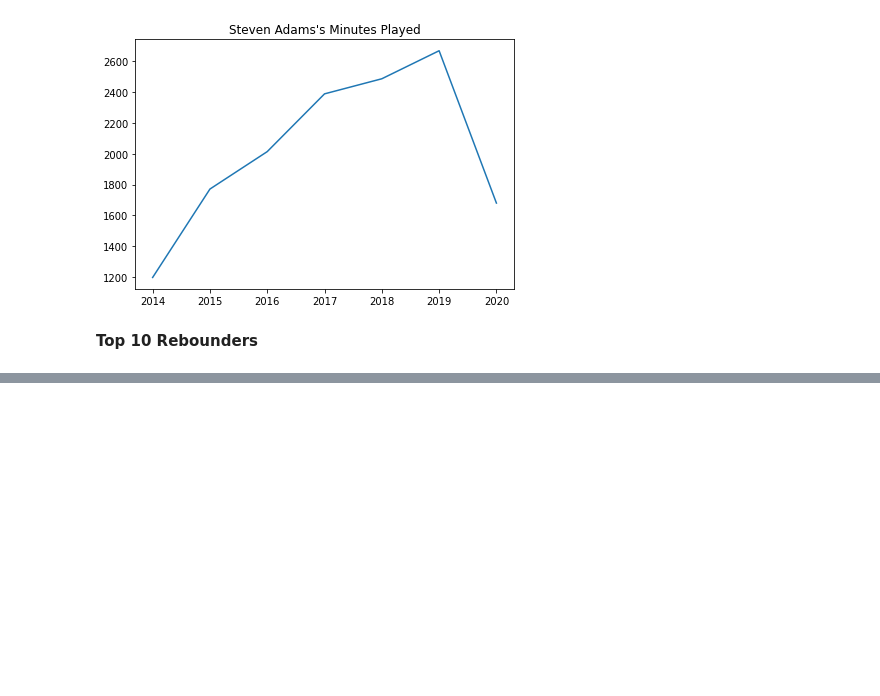
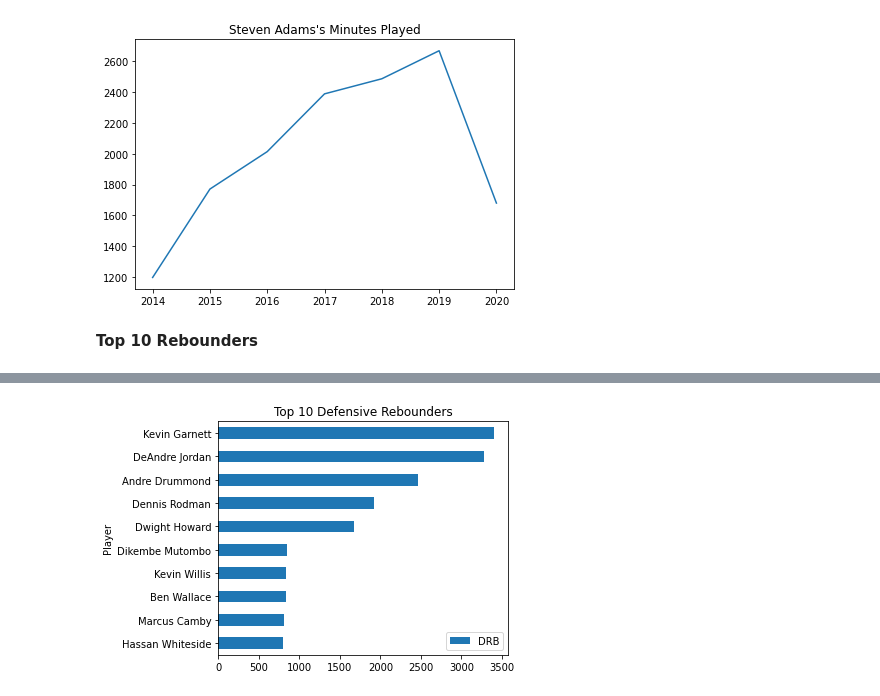
Before and after one commit to pnisenson/NBA-Player-Statistics, a Jupyter notebook: Queries.ipynb, the cells around one changed output, grey strips where cells are left out. Cells and saved outputs as stored; diff of their text form; code cells hidden in the pictures; blank space fills up the shorter version.

```diff
--- a/Queries.ipynb
+++ b/Queries.ipynb
@@ -204,6 +203,6 @@ final
 # %%
 # Plot the dataframe as a horizontal bar chart
-final.[:-1].plot.barh(title="Top 10 Defensive Rebounders")
+final.plot.barh(title="Top 10 Defensive Rebounders")
 plt.tight_layout()
 plt.show()
 # %% [output]
@@ -210,0 +209 @@ SyntaxError: invalid syntax (<ipython-input-57-7f4531b18aa7>, line 2)
+[figure, added]
```
Also changed, not shown: parts of 2 cells of this notebook.
